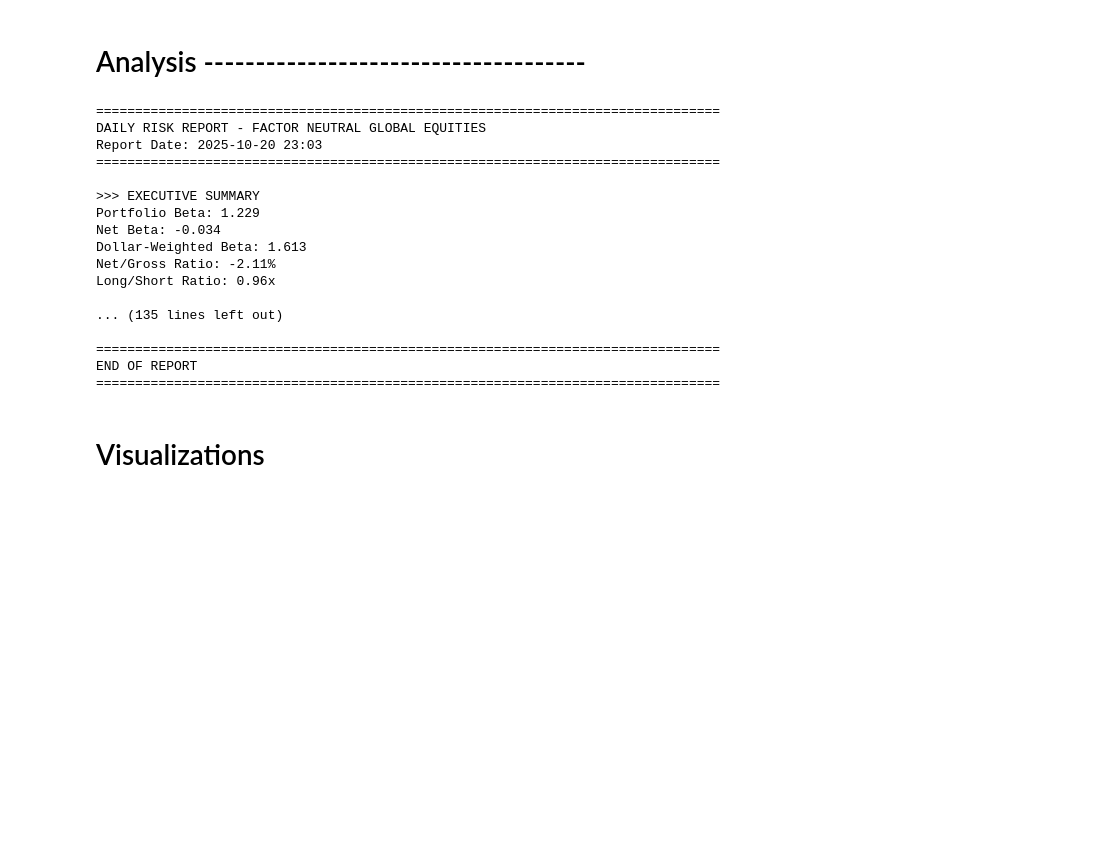
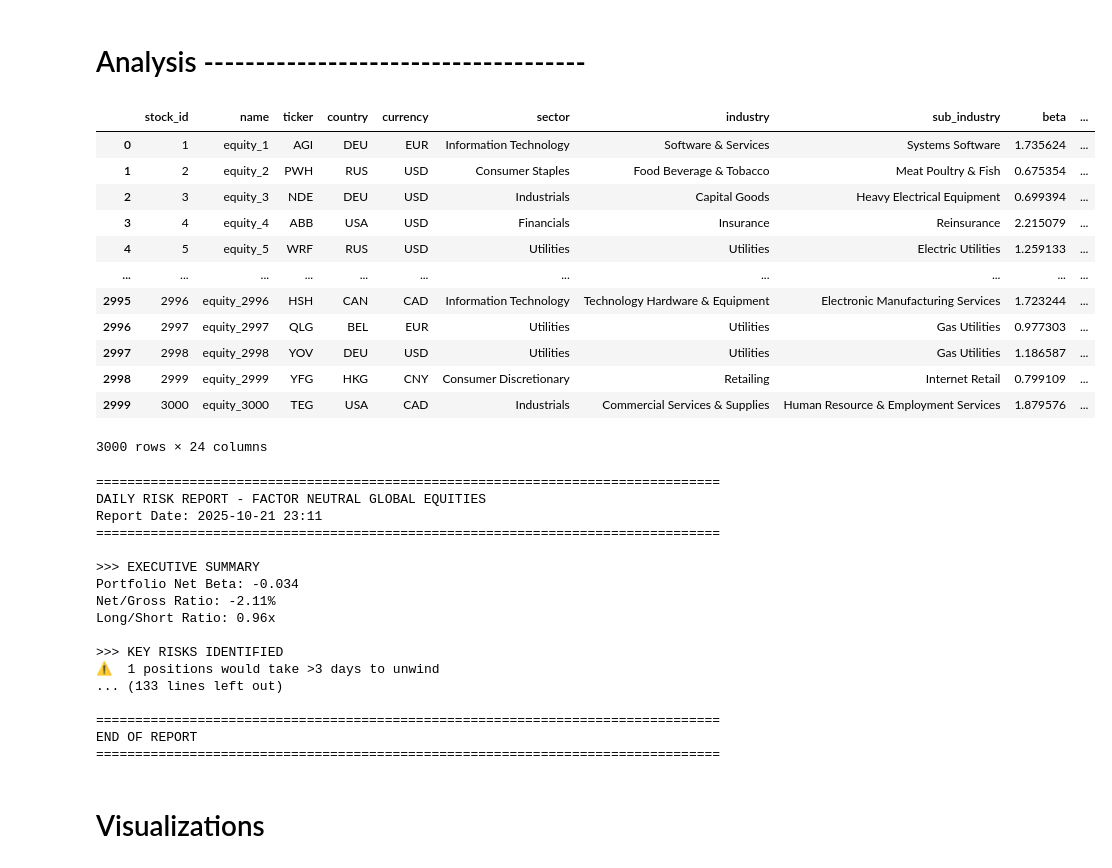
Before and after one commit to williampham7/voleon-data-assignment, a Jupyter notebook: assignment.ipynb, the cells around one changed output. Cells and saved outputs as stored; diff of their text form; code cells hidden in the pictures; blank space fills up the shorter version.

Commit message:
report .py

```diff
--- a/assignment.ipynb
+++ b/assignment.ipynb
@@ -93,6 +93,22 @@ portfolio.head()
 | 4 | 5 | equity_5 | WRF | RUS | USD | Utilities | Utilities | Electric Utilities | 1.259133 | ... |
 # %% [markdown]
 # Analysis -------------------------------------
+# %%
+portfolio
+# %% [output]
+|  | stock_id | name | ticker | country | currency | sector | industry | sub_industry | beta | ... |
+| 0 | 1 | equity_1 | AGI | DEU | EUR | Information Technology | Software & Services | Systems Software | 1.735624 | ... |
+| 1 | 2 | equity_2 | PWH | RUS | USD | Consumer Staples | Food Beverage & Tobacco | Meat Poultry & Fish | 0.675354 | ... |
+| 2 | 3 | equity_3 | NDE | DEU | USD | Industrials | Capital Goods | Heavy Electrical Equipment | 0.699394 | ... |
+| 3 | 4 | equity_4 | ABB | USA | USD | Financials | Insurance | Reinsurance | 2.215079 | ... |
+| 4 | 5 | equity_5 | WRF | RUS | USD | Utilities | Utilities | Electric Utilities | 1.259133 | ... |
+| ... | ... | ... | ... | ... | ... | ... | ... | ... | ... | ... |
+| 2995 | 2996 | equity_2996 | HSH | CAN | CAD | Information Technology | Technology Hardware & Equipment | Electronic Manufacturing Services | 1.723244 | ... |
+| 2996 | 2997 | equity_2997 | QLG | BEL | EUR | Utilities | Utilities | Gas Utilities | 0.977303 | ... |
+| 2997 | 2998 | equity_2998 | YOV | DEU | USD | Utilities | Utilities | Gas Utilities | 1.186587 | ... |
+| 2998 | 2999 | equity_2999 | YFG | HKG | CNY | Consumer Discretionary | Retailing | Internet Retail | 0.799109 | ... |
+| 2999 | 3000 | equity_3000 | TEG | USA | CAD | Industrials | Commercial Services & Supplies | Human Resource & Employment Services | 1.879576 | ... |
+3000 rows × 24 columns
 # %%
 # 1. PORTFOLIO SUMMARY
 total_gmv = portfolio['position_value_usd'].abs().sum()  # Gross Market Value
@@ -188,9 +200,8 @@ def generate_daily_risk_report(portfolio):
 
     # EXECUTIVE SUMMARY
     print("\n>>> EXECUTIVE SUMMARY")
-    print(f"Portfolio Beta: {portfolio_beta:.3f}")
-    print(f"Net Beta: {portfolio_beta_net:.3f}")
-    print(f"Dollar-Weighted Beta: {portfolio_beta_dollar:.3f}")
+    # print(f"Portfolio Beta: {portfolio_beta:.3f}")
+    print(f"Portfolio Net Beta: {portfolio_beta_net:.3f}")
     print(f"Net/Gross Ratio: {net_gross_ratio:.2%}")
     print(f"Long/Short Ratio: {long_short_ratio:.2f}x")
 
@@ -201,11 +212,11 @@ def generate_daily_risk_report(portfolio):
     if abs(net_gross_ratio) > 0.05:
         print(f"⚠️  Net/Gross ratio {net_gross_ratio:.2%} indicates directional bias")
     if len(concentrated_positions) > 0:
-        print(f"⚠️  {len(concentrated_positions)} positions exceed 5% concentration threshold")
+        print(f"⚠️  {len(concentrated_positions)} positions exceed {concentration_threshold:.2%} concentration threshold")
     if len(illiquid_positions) > 0:
-        print(f"⚠️  {len(illiquid_positions)} positions would take >5 days to unwind")
+        print(f"⚠️  {len(illiquid_positions)} positions would take >{liquidity_threshold} days to unwind")
     if len(high_beta) > 0:
-        print(f"⚠️  {len(high_beta)} positions have extreme beta (|β| > 2.0)")
+        print(f"⚠️  {len(high_beta)} positions have extreme beta (|β| > {beta_threshold})")
 
     # PORTFOLIO OVERVIEW
     print("\n" + "=" * 80)
@@ -282,17 +293,17 @@ generate_daily_risk_report(portfolio)
 # %% [output]
 ================================================================================
 DAILY RISK REPORT - FACTOR NEUTRAL GLOBAL EQUITIES
-Report Date: 2025-10-20 23:03
+Report Date: 2025-10-21 23:11
 ================================================================================
 
 >>> EXECUTIVE SUMMARY
-Portfolio Beta: 1.229
-Net Beta: -0.034
-Dollar-Weighted Beta: 1.613
+Portfolio Net Beta: -0.034
 Net/Gross Ratio: -2.11%
 Long/Short Ratio: 0.96x
 
-... (135 lines left out)
+>>> KEY RISKS IDENTIFIED
+⚠️  1 positions would take >3 days to unwind
+... (133 lines left out)
 
 ================================================================================
 END OF REPORT
```
Also changed, not shown: parts of 2 cells of this notebook, 5 other files.
